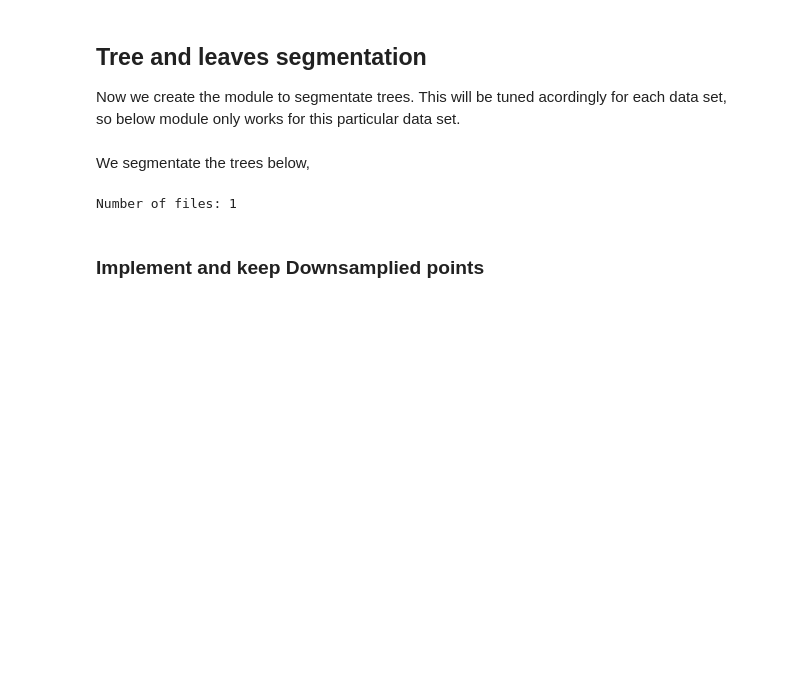
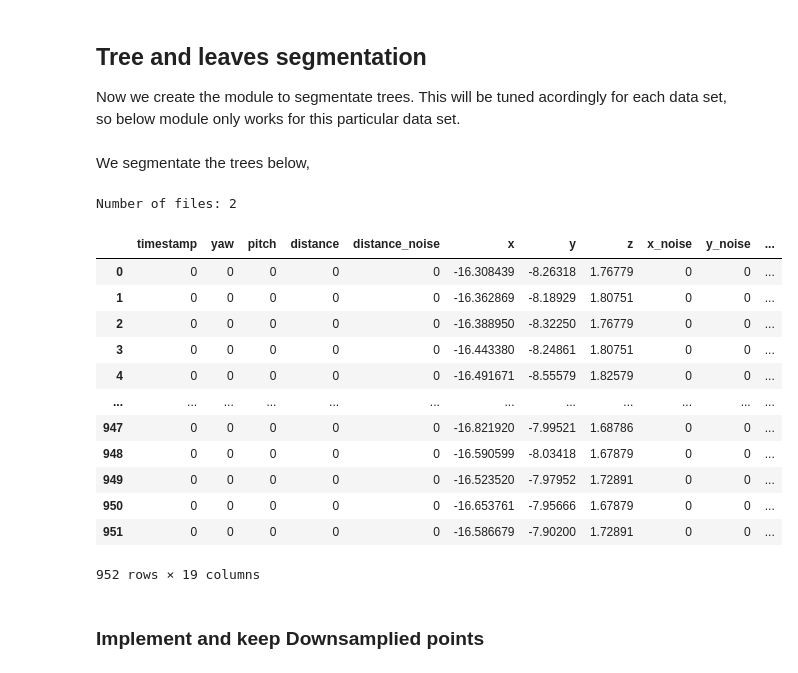
Before and after one commit to junqi108/planttech, a Jupyter notebook: nb/GroIMP_mock.ipynb, the cells around one changed output. Drawn from its saved outputs; the diff is of its cells as text; code cells hidden in the pictures; blank space fills up the shorter version.

```diff
--- a/nb/GroIMP_mock.ipynb
+++ b/nb/GroIMP_mock.ipynb
@@ -149,11 +154,25 @@ We segmentate the trees below,
 # %%
 # load data into a pandas data frame
 df = loads.plynpy2pandas(mockname)
 N = len(df)
 
 #print(df['z'])
+df
 # %% [output]
-Number of files: 1
+Number of files: 2
+|  | timestamp | yaw | pitch | distance | distance_noise | x | y | z | x_noise | y_noise | ... |
+| 0 | 0 | 0 | 0 | 0 | 0 | -16.308439 | -8.26318 | 1.76779 | 0 | 0 | ... |
+| 1 | 0 | 0 | 0 | 0 | 0 | -16.362869 | -8.18929 | 1.80751 | 0 | 0 | ... |
+| 2 | 0 | 0 | 0 | 0 | 0 | -16.388950 | -8.32250 | 1.76779 | 0 | 0 | ... |
+| 3 | 0 | 0 | 0 | 0 | 0 | -16.443380 | -8.24861 | 1.80751 | 0 | 0 | ... |
+| 4 | 0 | 0 | 0 | 0 | 0 | -16.491671 | -8.55579 | 1.82579 | 0 | 0 | ... |
+| ... | ... | ... | ... | ... | ... | ... | ... | ... | ... | ... | ... |
+| 947 | 0 | 0 | 0 | 0 | 0 | -16.821920 | -7.99521 | 1.68786 | 0 | 0 | ... |
+| 948 | 0 | 0 | 0 | 0 | 0 | -16.590599 | -8.03418 | 1.67879 | 0 | 0 | ... |
+| 949 | 0 | 0 | 0 | 0 | 0 | -16.523520 | -7.97952 | 1.72891 | 0 | 0 | ... |
+| 950 | 0 | 0 | 0 | 0 | 0 | -16.653761 | -7.95666 | 1.67879 | 0 | 0 | ... |
+| 951 | 0 | 0 | 0 | 0 | 0 | -16.586679 | -7.90200 | 1.72891 | 0 | 0 | ... |
+952 rows × 19 columns
 # %%
 
 def voxel_subsampling(voxel_size, POINTS):
```
Also changed, not shown: parts of 24 cells of this notebook, 1 other file.
